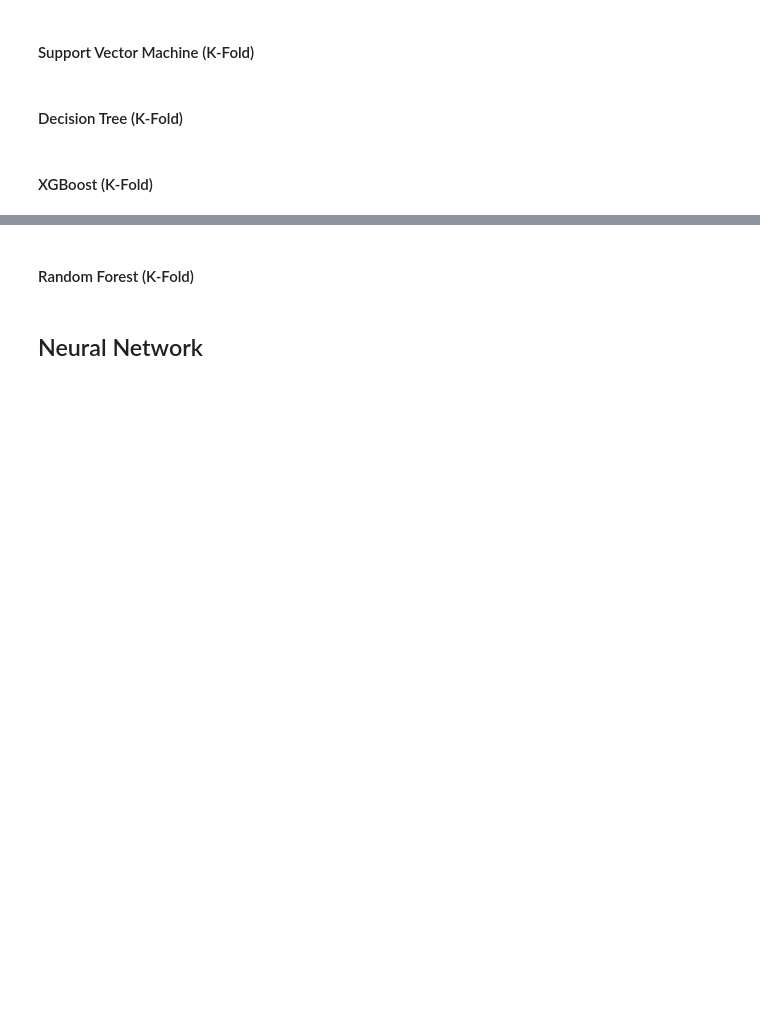
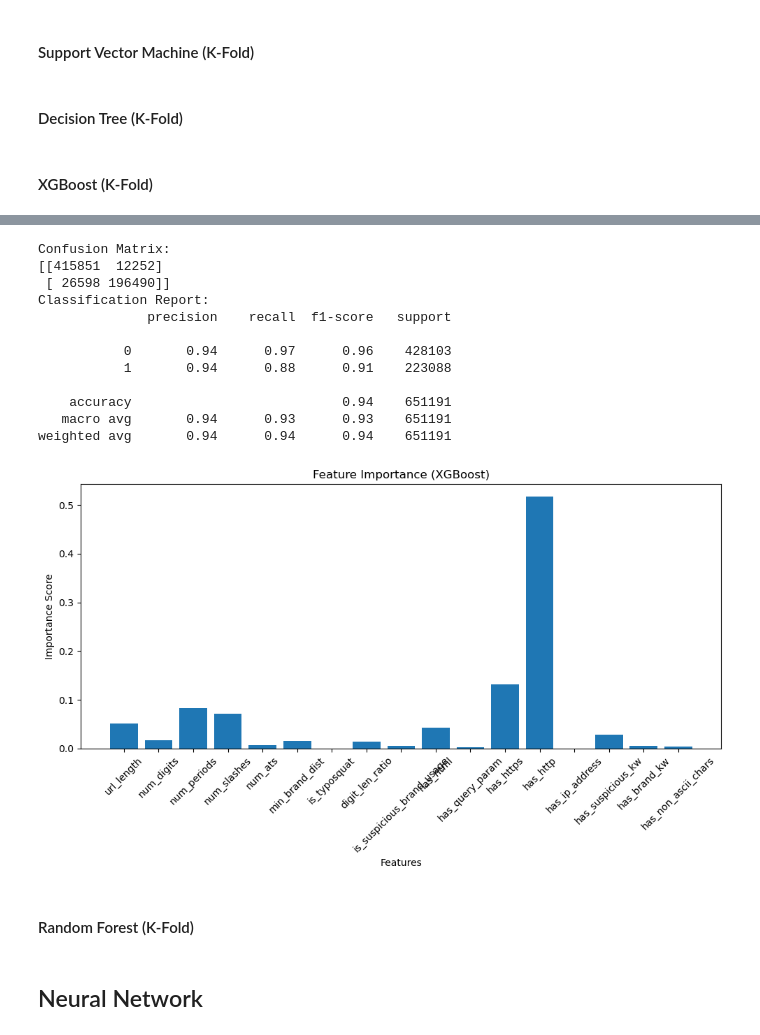
Before and after one commit to wgephart/ml_url_classification, a Jupyter notebook: FinalProject.ipynb, the cells around one changed output, grey strips where cells are left out. Cells and saved outputs as stored; diff of their text form; code cells hidden in the pictures; blank space fills up the shorter version.

```diff
--- a/FinalProject.ipynb
+++ b/FinalProject.ipynb
@@ -513,17 +513,17 @@ for train_idx, test_idx in kf.split(X, y):
     y_train, y_test = y.iloc[train_idx], y.iloc[test_idx]
 
     # Grid search on the training fold
-    model = GridSearchCV(
+    xgb_model = GridSearchCV(
         XGBClassifier(use_label_encoder=False),
         param_grid_xg,
         scoring='f1',
         cv=3
     )
 
-    model.fit(X_train, y_train)
+    xgb_model.fit(X_train, y_train)
 
     # use best estimator from grid search
-    best_xgb = model.best_estimator_
+    best_xgb = xgb_model.best_estimator_
     pred = best_xgb.predict(X_test)
 
     # collect predictions and true labels
@@ -532,23 +550,37 @@ for train_idx, test_idx in kf.split(X, y):
 # %%
 # Evaluation
 print("Confusion Matrix:")
 print(confusion_matrix(y_true_xg, y_pred_xg))
 print("Classification Report:")
 print(classification_report(y_true_xg, y_pred_xg))
 
 # Feature Importance
-best_model = model.best_estimator_ #get hyperparameter combination for the best model.
+best_model = xgb_model.best_estimator_ #get hyperparameter combination for the best model.
 importances = best_model.feature_importances_
 features = X.columns
 
 plt.figure(figsize=(10,6))
 plt.bar(features, importances)
 plt.title("Feature Importance (XGBoost)")
 plt.xlabel("Features")
 plt.ylabel("Importance Score")
 plt.xticks(rotation=45)
 plt.tight_layout()
 plt.show()
+# %% [output]
+Confusion Matrix:
+[[415851  12252]
+ [ 26598 196490]]
+Classification Report:
+              precision    recall  f1-score   support
+
+           0       0.94      0.97      0.96    428103
+           1       0.94      0.88      0.91    223088
+
+    accuracy                           0.94    651191
+   macro avg       0.94      0.93      0.93    651191
+weighted avg       0.94      0.94      0.94    651191
+[figure, added]
 # %% [markdown]
 #### Random Forest (K-Fold)
 # %%
```
Also changed, not shown: parts of 3 cells of this notebook, 6 other files.
